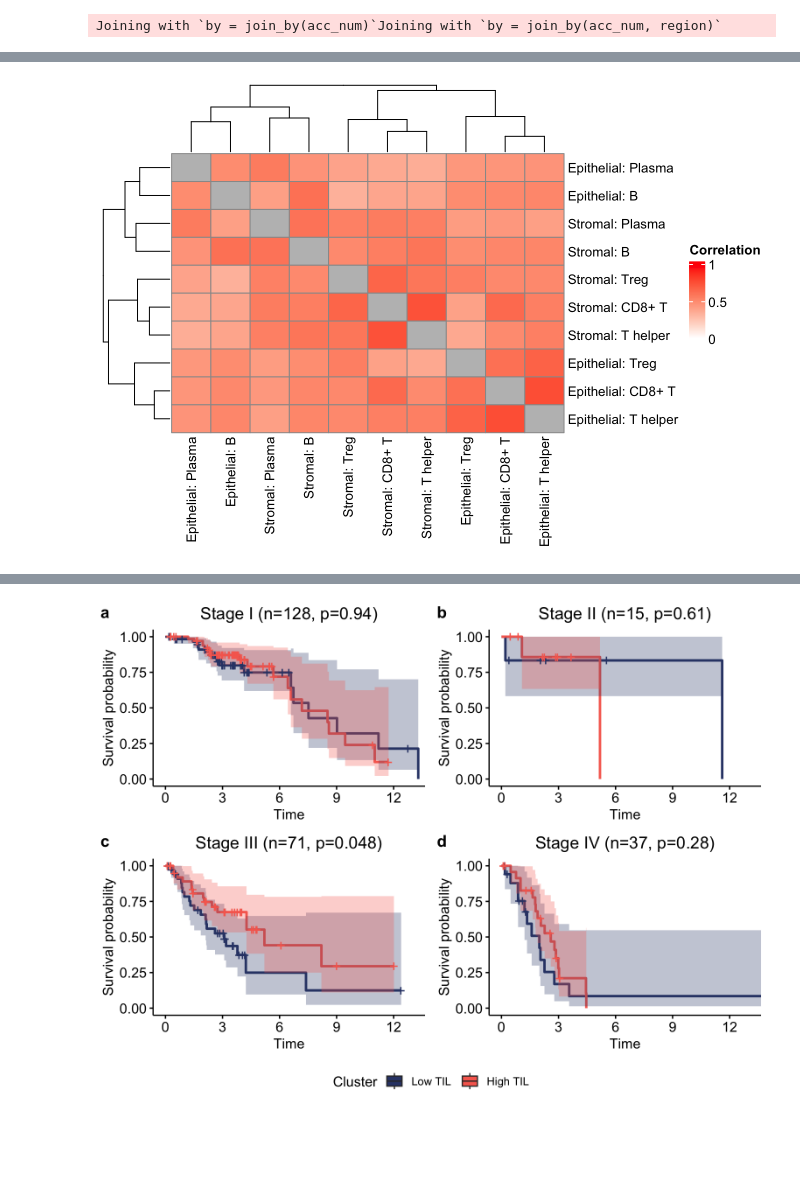
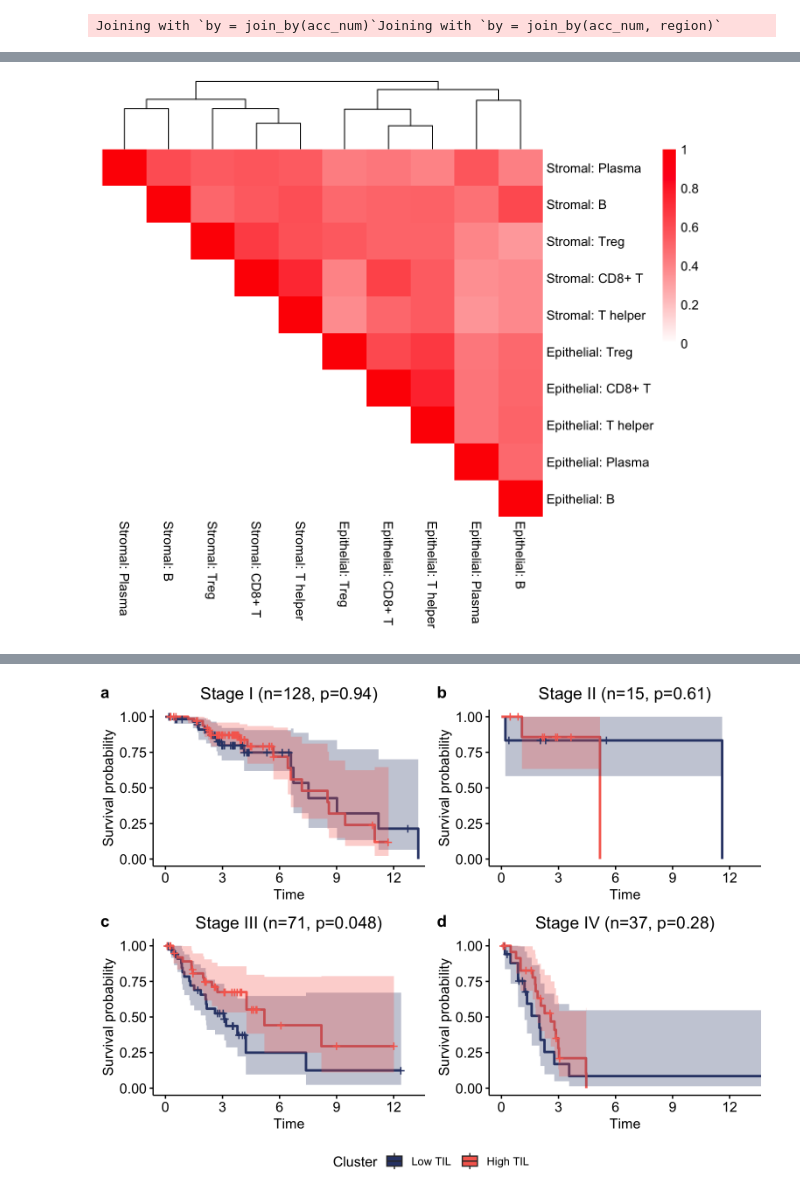
Before and after one commit to Irrationone/tfri_halo, a Jupyter notebook: paper/_manuscript/notebooks/clustering.out.ipynb, the cells around one changed output, grey strips where cells are left out. Saved outputs shown, nothing was run; the diff lists cells and outputs as text; code cells hidden in the pictures; blank space fills up the shorter version.

Commit message:
Updated figures

```diff
--- a/paper/_manuscript/notebooks/clustering.out.ipynb
+++ b/paper/_manuscript/notebooks/clustering.out.ipynb
@@ -547,11 +618,18 @@ plot_grid(densities_tilclust_plot, cd8_treg_ratio_plot + theme(legend.position =
 # %%
 density_cormat <- density_final_input %>%
   cor(., method = "pearson")
-diag(density_cormat) <- NA
+diag(density_cormat) <- 1
 
-pheatmap(density_cormat, color = c("white", "red"), breaks = c(0, 1), heatmap_legend_param = list(title = "Correlation"))
+density_hc <- hclust(dist(density_cormat))
+
+density_cormat <- density_cormat[density_hc$order, density_hc$order]
+
+density_hc2 <- hclust(dist(density_cormat))
+density_cormat[lower.tri(density_cormat)] <- NA
+
+pheatmap::pheatmap(density_cormat, color = colorRampPalette(c("white", "red"))(100), breaks = seq(0, 1, 0.01), na_col = "#FFFFFF", heatmap_legend_param = list(title = "Correlation"), cluster_cols = density_hc2, cluster_rows = FALSE, border_color = NA)
 # %% [output]
-[figure, old version]
+[figure, new version]
 # %%
 ## Log-rank tests within stage seem to maintain significance; but not as a whole. Is it because TILd is somehow correlated with stage?
 ggplot(densities_labeled %>% filter(Subtype == "p53abn", variable %in% c("tcyto", "thelper")), aes(x=Stage, y=log_density)) +
```
Also changed, not shown: parts of 11 cells of this notebook, 17 other files.
